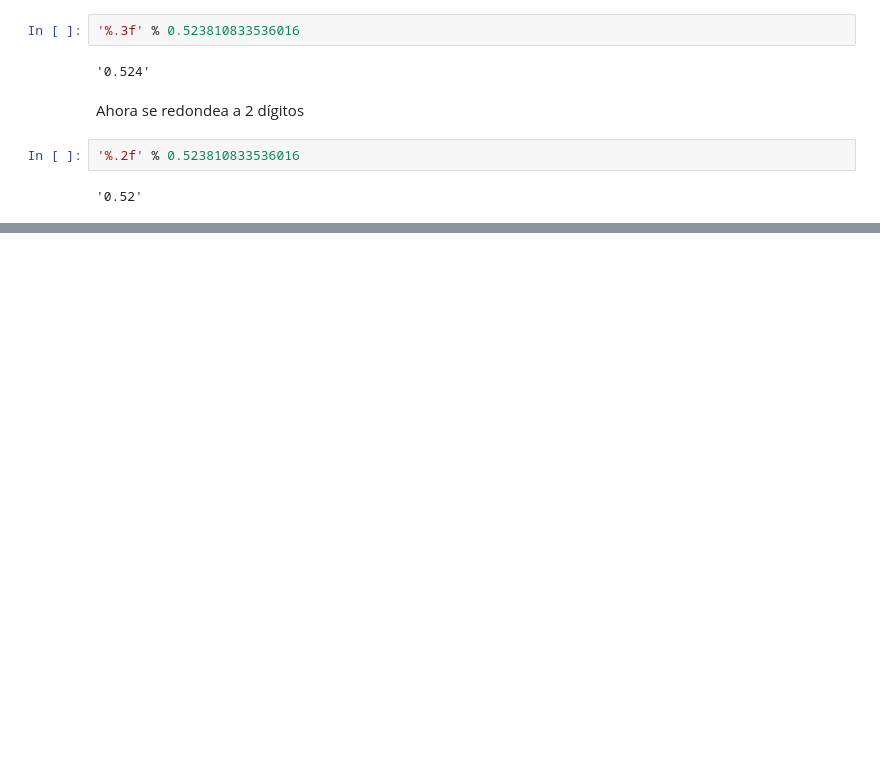
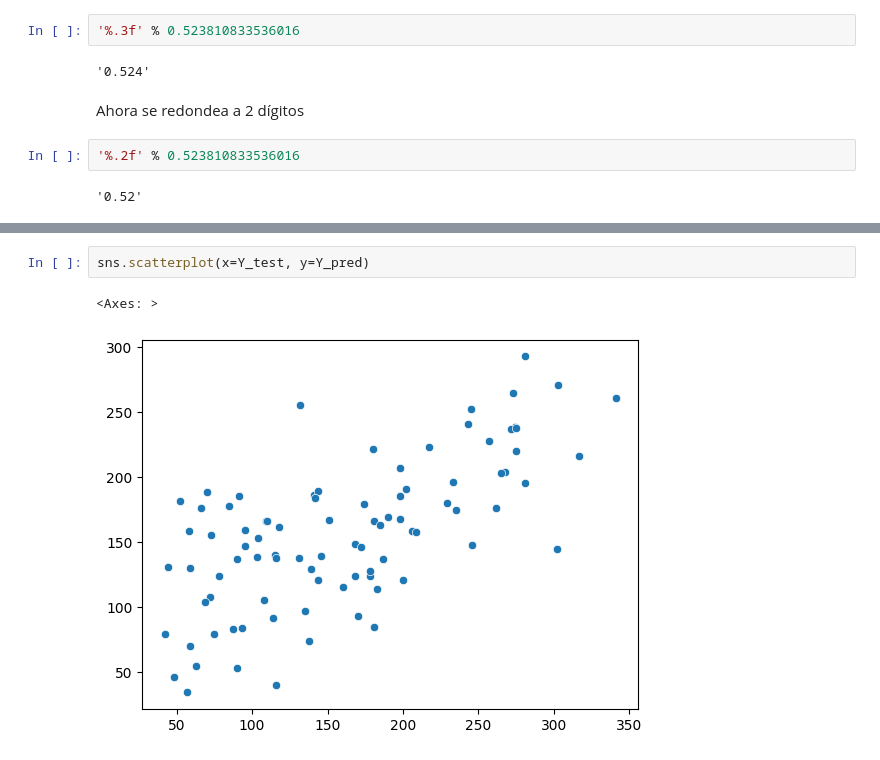
Before and after one commit to jdmartinezrs/K-NN_MODEL_KM_VEHICLE_PREDICTION, a Jupyter notebook: linearRegression.ipynb, the cells around one changed output, grey strips where cells are left out. Drawn from its saved outputs; the diff is of its cells as text; blank space fills up the shorter version.

```diff
--- a/linearRegression.ipynb
+++ b/linearRegression.ipynb
@@ -167,0 +222,5 @@ Ahora se redondea a 2 dígitos
+# %%
+sns.scatterplot(x=Y_test, y=Y_pred)
+# %% [output]
+<Axes: >
+[figure, added]
```
Also changed, not shown: parts of 9 cells of this notebook.
